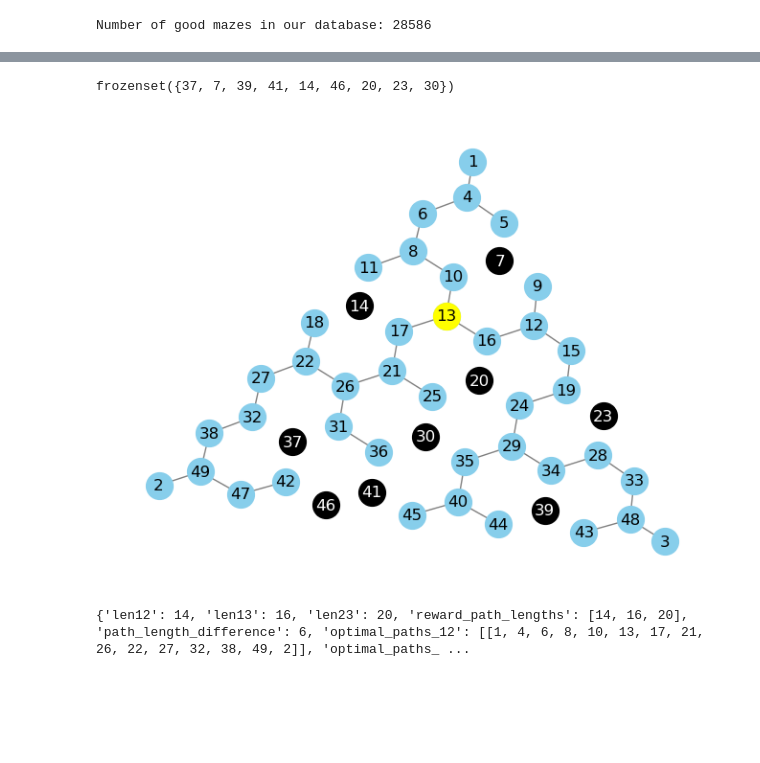
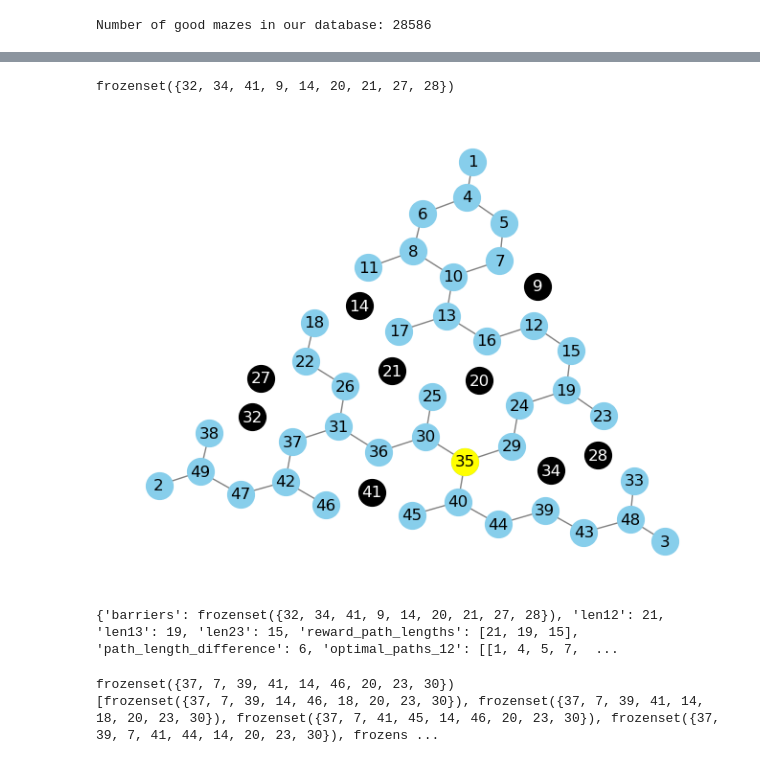
Before and after one commit to calderast/Maze_config, a Jupyter notebook: hex-maze-lookup.ipynb, the cells around one changed output, grey strips where cells are left out. Drawn from its saved outputs; the diff is of its cells as text; code cells hidden in the pictures; blank space fills up the shorter version.

```diff
--- a/hex-maze-lookup.ipynb
+++ b/hex-maze-lookup.ipynb
@@ -185,16 +161,36 @@ mazes =
 # %%
 # get a random maze config for testing
 maze_config_list = list(good_mazes)
 
-bars = maze_config_list[0]
+bars = maze_config_list[528]
 # print it and visualize it
 print(bars)
 plot_hex_maze(bars)
 
 # get attributes of this maze
 atts = get_maze_attributes(bars)
 print(atts)
 # %% [output]
-frozenset({37, 7, 39, 41, 14, 46, 20, 23, 30})
+frozenset({32, 34, 41, 9, 14, 20, 21, 27, 28})
-[figure, old version]
+[figure, new version]
-{'len12': 14, 'len13': 16, 'len23': 20, 'reward_path_lengths': [14, 16, 20], 'path_length_difference': 6, 'optimal_paths_12': [[1, 4, 6, 8, 10, 13, 17, 21, 26, 22, 27, 32, 38, 49, 2]], 'optimal_paths_ ...
+{'barriers': frozenset({32, 34, 41, 9, 14, 20, 21, 27, 28}), 'len12': 21, 'len13': 19, 'len23': 15, 'reward_path_lengths': [21, 19, 15], 'path_length_difference': 6, 'optimal_paths_12': [[1, 4, 5, 7,  ...
+# %%
+def single_barrier_moved(set1, set2):
+    ''' Check if two sets of barriers differ by only one element '''
+    # Symmetric difference (XOR) between the sets has exactly two elements
+    # because each set should have one barrier not present in the other set
+    return len(set1.symmetric_difference(set2)) == 2
+
+# Start with an valid config
+original_barriers = df['barriers'][0]
+print(original_barriers)
+
+# Find other configs that differ by the movement of a single barrier
+potential_new_barriers = [b for b in df['barriers'] if single_barrier_moved(b, original_barriers)]
+print(potential_new_barriers)
+
+# Now only get the ones where at least one path gets longer and one gets shorter
+path_lengths_changed = any(a < b for a, b in zip(list1, list2)) and any(a > b for a, b in zip(list1, list2))
+# %% [output]
+frozenset({37, 7, 39, 41, 14, 46, 20, 23, 30})
+[frozenset({37, 7, 39, 14, 46, 18, 20, 23, 30}), frozenset({37, 7, 39, 41, 14, 18, 20, 23, 30}), frozenset({37, 7, 41, 45, 14, 46, 20, 23, 30}), frozenset({37, 39, 7, 41, 44, 14, 20, 23, 30}), frozens ...
```
Also changed, not shown: parts of 6 cells of this notebook, 3 other files.
